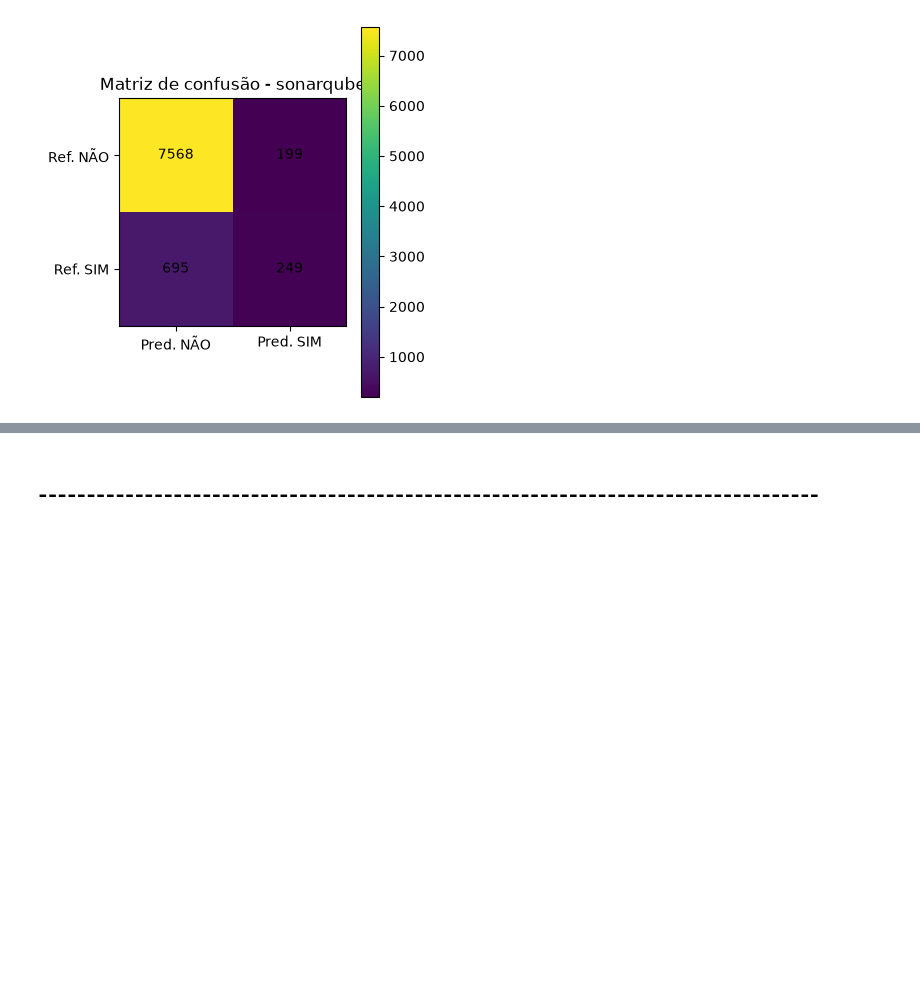
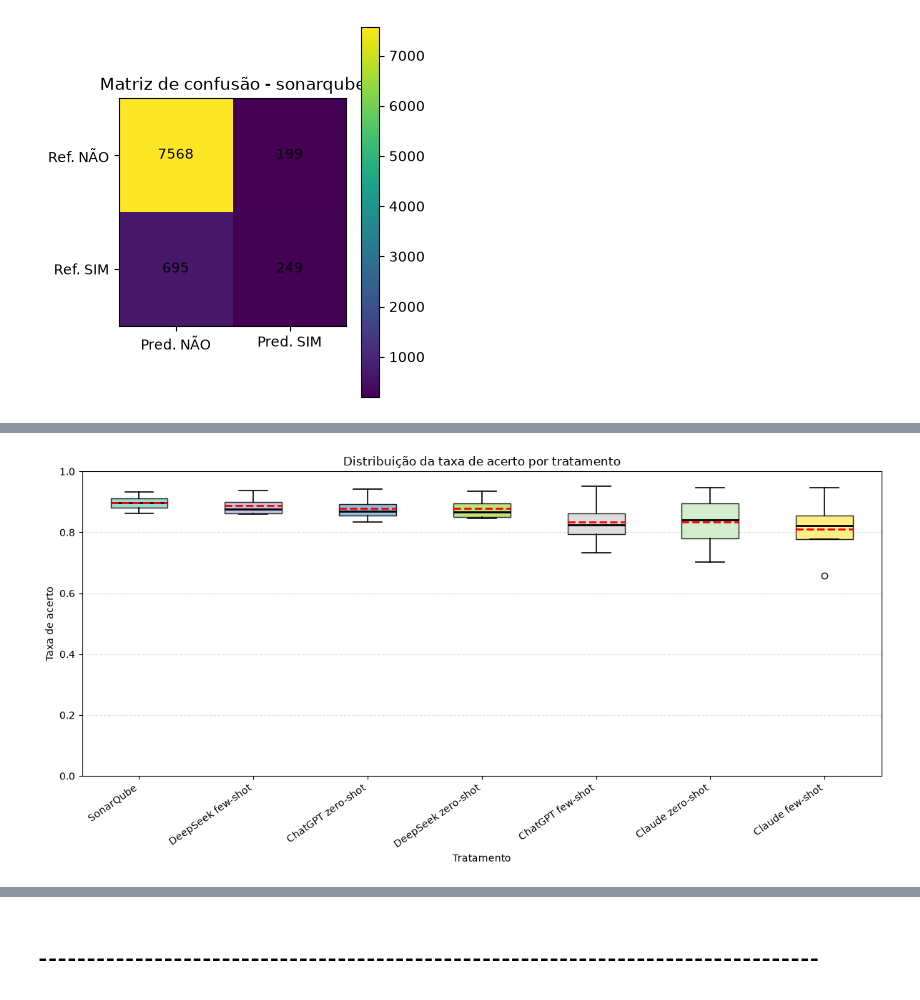
Before and after one commit to OscarDeBrito/TCC-Artur-Jackson-e-Oscar-de-Brito--BaseMLCQ, a Jupyter notebook: Analise-resultados-experimento/analise_resultados_experimento.ipynb, the cells around one changed output, grey strips where cells are left out. Cells and saved outputs as stored; diff of their text form; code cells hidden in the pictures; blank space fills up the shorter version.

```diff
--- a/Analise-resultados-experimento/analise_resultados_experimento.ipynb
+++ b/Analise-resultados-experimento/analise_resultados_experimento.ipynb
@@ -1571,0 +1839,80 @@ for treatment in sorted(analise["treatment"].dropna().unique()):
+# %%
+import matplotlib.pyplot as plt
+import numpy as np
+
+ordem_tratamentos = [
+    "sonarqube",
+    "deepseek_few_shot",
+    "chatgpt_zero_shot",
+    "deepseek_zero_shot",
+    "chatgpt_few_shot",
+    "claude_zero_shot",
+    "claude_few_shot"
+]
+
+nomes_tratamentos = {
+    "sonarqube": "SonarQube",
+    "deepseek_few_shot": "DeepSeek few-shot",
+    "chatgpt_zero_shot": "ChatGPT zero-shot",
+    "deepseek_zero_shot": "DeepSeek zero-shot",
+    "chatgpt_few_shot": "ChatGPT few-shot",
+    "claude_zero_shot": "Claude zero-shot",
+    "claude_few_shot": "Claude few-shot"
+}
+
+dados_boxplot = [
+    resumo_tratamento_smell[
+        resumo_tratamento_smell["treatment"] == tratamento
+    ]["taxa_acerto"].values
+    for tratamento in ordem_tratamentos
+]
+
+labels = [nomes_tratamentos[t] for t in ordem_tratamentos]
+
+plt.figure(figsize=(12, 6))
+
+box = plt.boxplot(
+    dados_boxplot,
+    patch_artist=True,
+    showmeans=True,
+    meanline=True
+)
+
+cores = plt.cm.Set3(np.linspace(0, 1, len(ordem_tratamentos)))
+
+for patch, cor in zip(box["boxes"], cores):
+    patch.set_facecolor(cor)
+    patch.set_alpha(0.85)
+
+for median in box["medians"]:
+    median.set_color("black")
+    median.set_linewidth(2)
+
+for mean in box["means"]:
+    mean.set_color("red")
+    mean.set_linewidth(2)
+
+for whisker in box["whiskers"]:
+    whisker.set_linewidth(1.2)
+
+for cap in box["caps"]:
+    cap.set_linewidth(1.2)
+
+plt.title("Distribuição da taxa de acerto por tratamento")
+plt.xlabel("Tratamento")
+plt.ylabel("Taxa de acerto")
+plt.ylim(0, 1)
+
+plt.xticks(
+    ticks=range(1, len(labels) + 1),
+    labels=labels,
+    rotation=35,
+    ha="right"
+)
+
+plt.grid(axis="y", linestyle="--", alpha=0.4)
+
+plt.tight_layout()
+plt.show()
+# %% [output]
+[figure, added]
```
Also changed, not shown: parts of 34 cells of this notebook, 4 other files.
